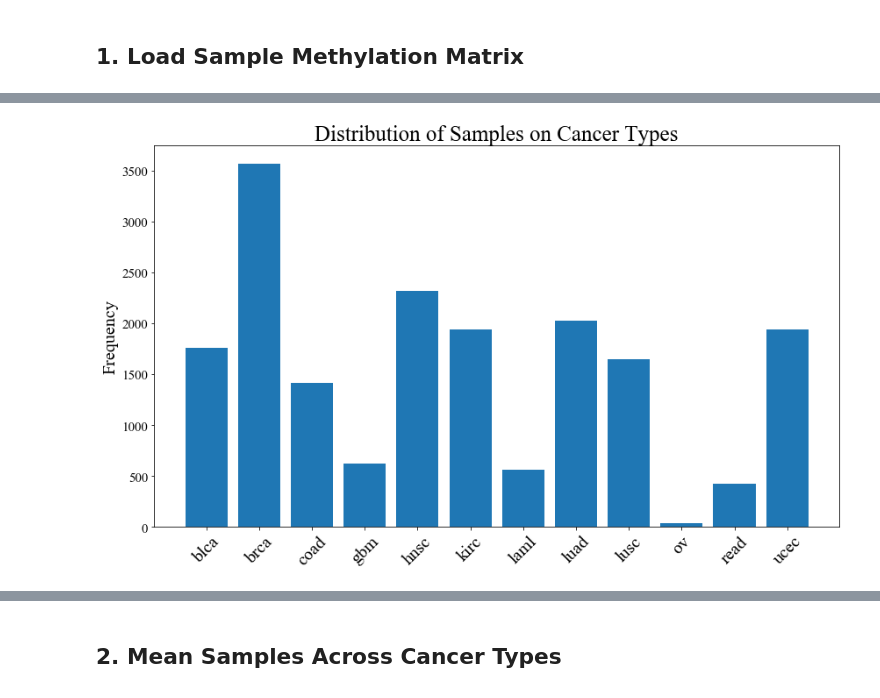
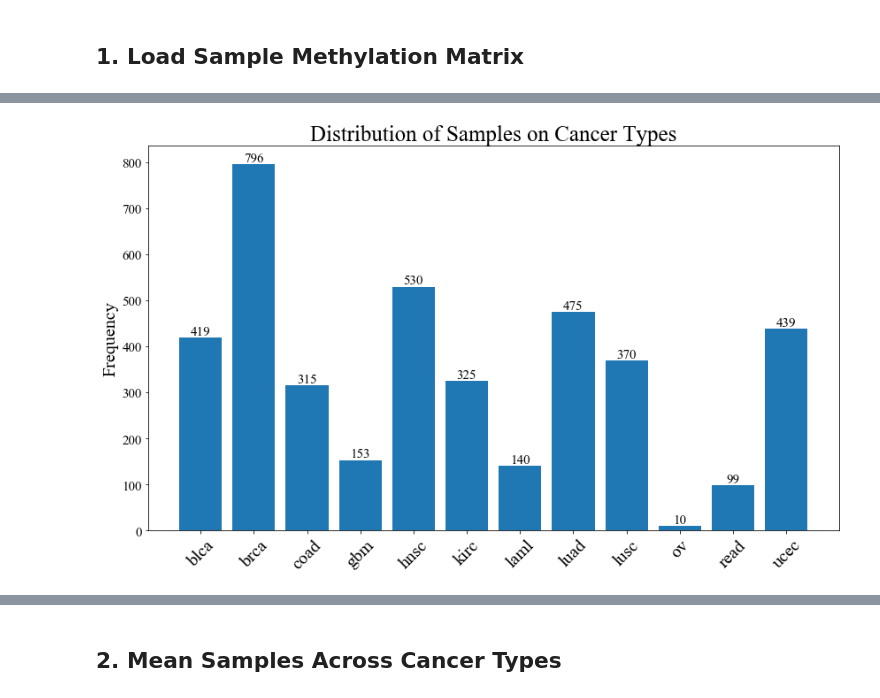
Before and after one commit to schulter/EMOGI, a Jupyter notebook: pancancer/methylation/build_methylation_container.ipynb, the cells around one changed output, grey strips where cells are left out. Drawn from its saved outputs; the diff is of its cells as text; code cells hidden in the pictures.

```diff
--- a/pancancer/methylation/build_methylation_container.ipynb
+++ b/pancancer/methylation/build_methylation_container.ipynb
@@ -11,7 +11,9 @@ import seaborn, h5py
 # %% [markdown]
 ## 1. Load Sample Methylation Matrix
 # %%
-meth_all_samples = pd.read_csv('../../data/pancancer/TCGA/methylation/methylation_sample_matrix_450_1000bpprom.tsv',
+meth_all_samples = pd.read_csv('../../data/pancancer/TCGA/methylation/methylation_sample_matrix_450_tcgaannot.tsv',
                                sep='\t')
+# rename first column to 'Symbol'
+meth_all_samples.columns = ['Symbol'] + meth_all_samples.columns[1:].tolist()
 meth_all_samples.head()
 # %% [output]
@@ -24,0 +27,9 @@ meth_all_samples.head()
+# %%
+barcodes = [n.split('|')[0] for n in meth_all_samples.columns[1:] if "mean_beta_value_promoter" in n]
+sample_types = [i.split('-')[3] for i in barcodes]
+for st in np.unique(sample_types):
+    print ("{}: {}".format(st, sample_types.count(st)))
+
+# when the fourth part of the barcode starts with 0, it has to be tumor sample
+tumor_sample_cols = ['Symbol'] + [i for i in meth_all_samples.columns[1:] if i.split('|')[0].split('-')[3].startswith('0')]
+meth_all_tumor_samples = meth_all_samples[tumor_sample_cols]
@@ -25,12 +47,18 @@ meth_all_samples.head()
 # %%
-c_types = [n.split('|')[1] for n in meth_all_samples.columns[2:]]
+c_types = [n.split('|')[1] for n in meth_all_tumor_samples.columns[1:] if "mean_beta_value_promoter" in n]
 unique, counts = np.unique(c_types, return_counts=True)
 fig = plt.figure(figsize=(14, 8))
-ax = plt.bar(np.arange(counts.shape[0]), counts)
+b = plt.bar(np.arange(counts.shape[0]), counts)
 plt.xticks(np.arange(counts.shape[0]), unique, rotation=45, fontsize=20)
 plt.yticks(fontsize=15)
 plt.ylabel('Frequency', fontsize=20)
 plt.title('Distribution of Samples on Cancer Types', fontsize=25)
+
+# Add counts above the two bar graphs
+for rect in b:
+    height = rect.get_height()
+    plt.text(rect.get_x() + rect.get_width()/2.0, height, '%d' % int(height), ha='center', va='bottom', size=15)
+
 fig.savefig('../../data/pancancer/TCGA/methylation/samples_per_cancertype.svg')
 # %% [output]
-[figure, old version]
+[figure, new version]
```
Also changed, not shown: parts of 39 cells of this notebook, 1 other file.
